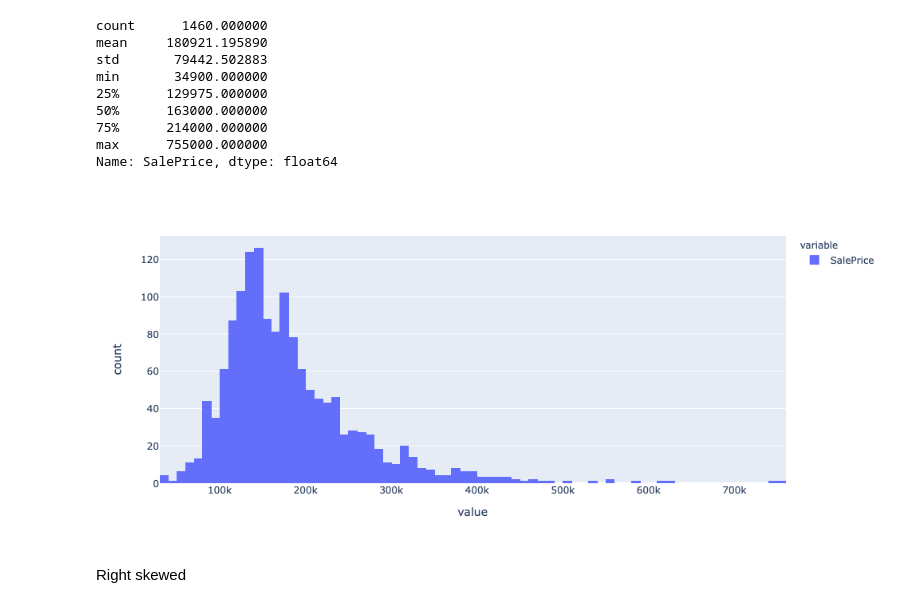
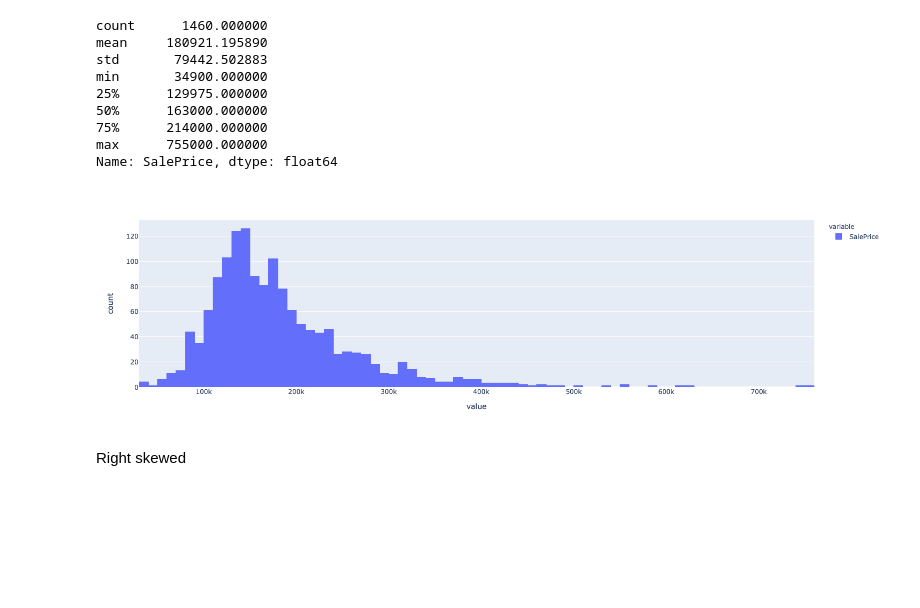
Before and after one commit to prabha-git/kaggle, a Jupyter notebook: House Prices Advanced Regression Techniques/Comprehensive data exploration with Python.ipynb, the cells around one changed output. Drawn from its saved outputs; the diff is of its cells as text; code cells hidden in the pictures; blank space fills up the shorter version.

```diff
--- a/House Prices Advanced Regression Techniques/Comprehensive data exploration with Python.ipynb
+++ b/House Prices Advanced Regression Techniques/Comprehensive data exploration with Python.ipynb
@@ -46,9 +47,10 @@ min       34900.000000
 max      755000.000000
 Name: SalePrice, dtype: float64
 # %%
-px.histogram(df_train['SalePrice'],nbins=100)
+fig = px.histogram(df_train['SalePrice'],nbins=100)
+fig.show()
 # %% [output]
-[figure, old version]
+[figure, new version]
 # %% [markdown]
 Right skewed
 # %%
```
Also changed, not shown: parts of 20 cells of this notebook.
